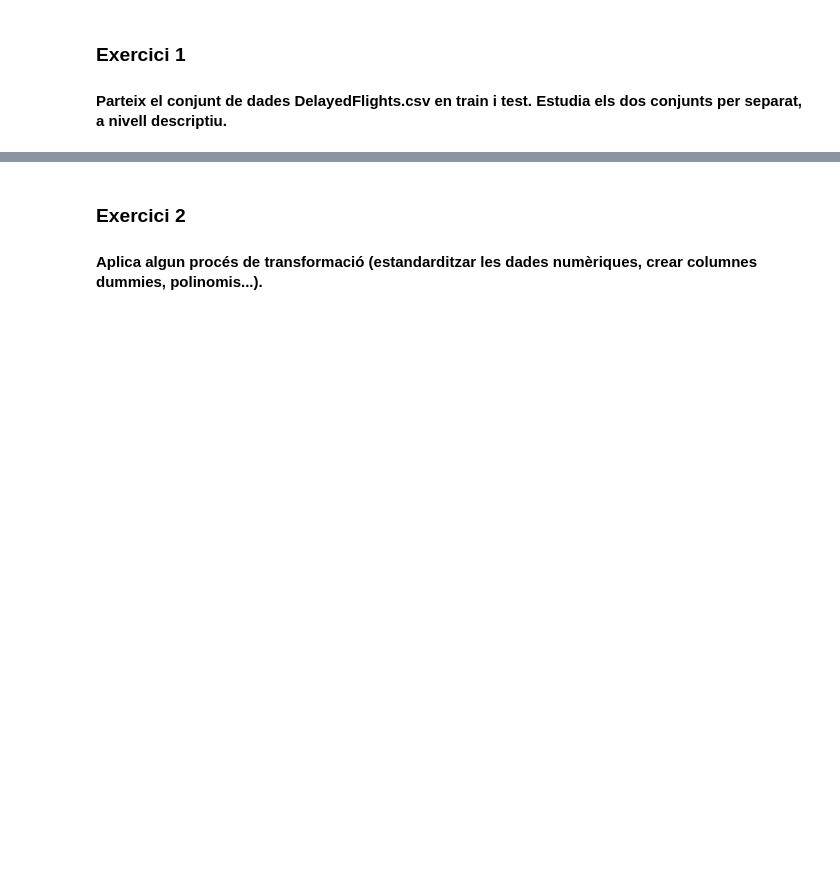
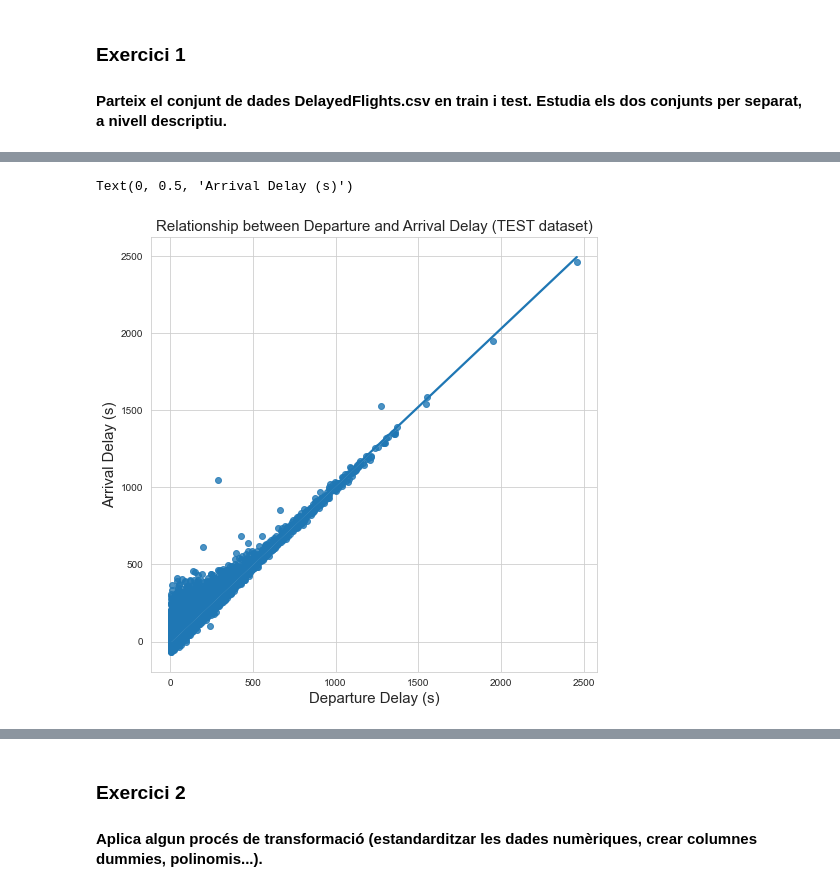
Before and after one commit to DanielMVillar/S09T01_SKLearn_Train_Test, a Jupyter notebook: S09T01_SKLearn_Train_Test.ipynb, the cells around one changed output, grey strips where cells are left out. Drawn from its saved outputs; the diff is of its cells as text; code cells hidden in the pictures; blank space fills up the shorter version.

```diff
--- a/S09T01_SKLearn_Train_Test.ipynb
+++ b/S09T01_SKLearn_Train_Test.ipynb
@@ -77,0 +67,9 @@ dtype: int64
+# %%
+fig1, ax1 = plt.subplots(figsize=(8,8))
+fig1 = sns.regplot(x="DepDelay", y="ArrDelay", data=test)
+ax1.set_title("Relationship between Departure and Arrival Delay (TEST dataset)", fontsize=15)
+ax1.set_xlabel("Departure Delay (s)", fontsize=15)
+ax1.set_ylabel("Arrival Delay (s)", fontsize=15)
+# %% [output]
+Text(0, 0.5, 'Arrival Delay (s)')
+[figure, added]
```
Also changed, not shown: parts of 9 cells of this notebook.
